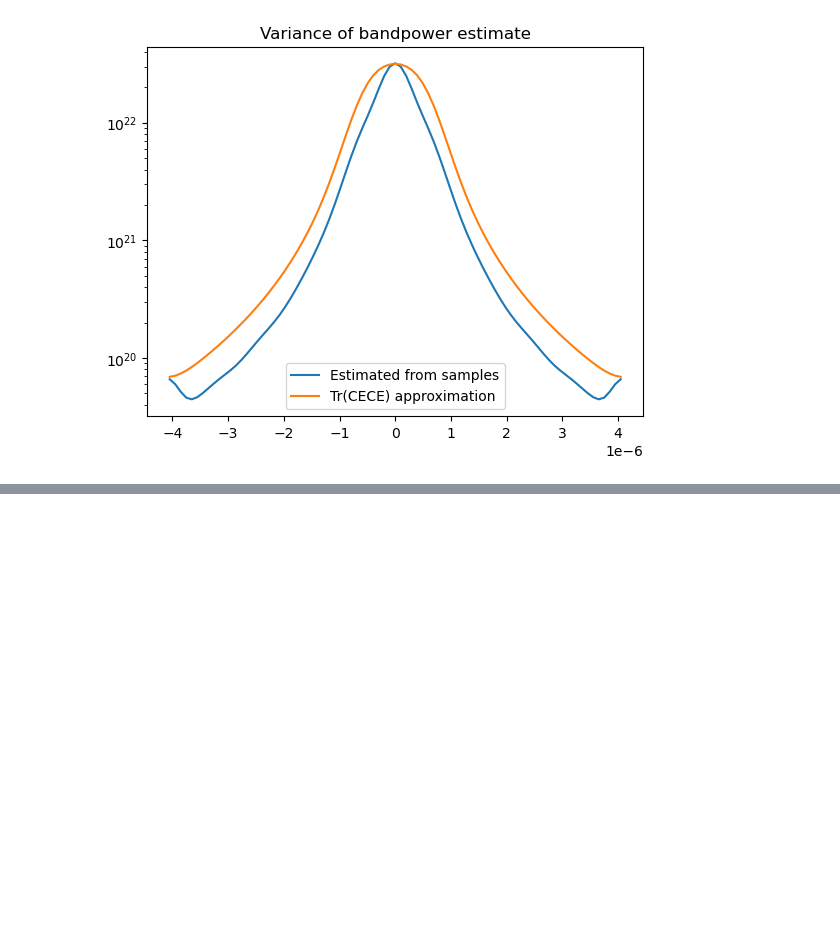
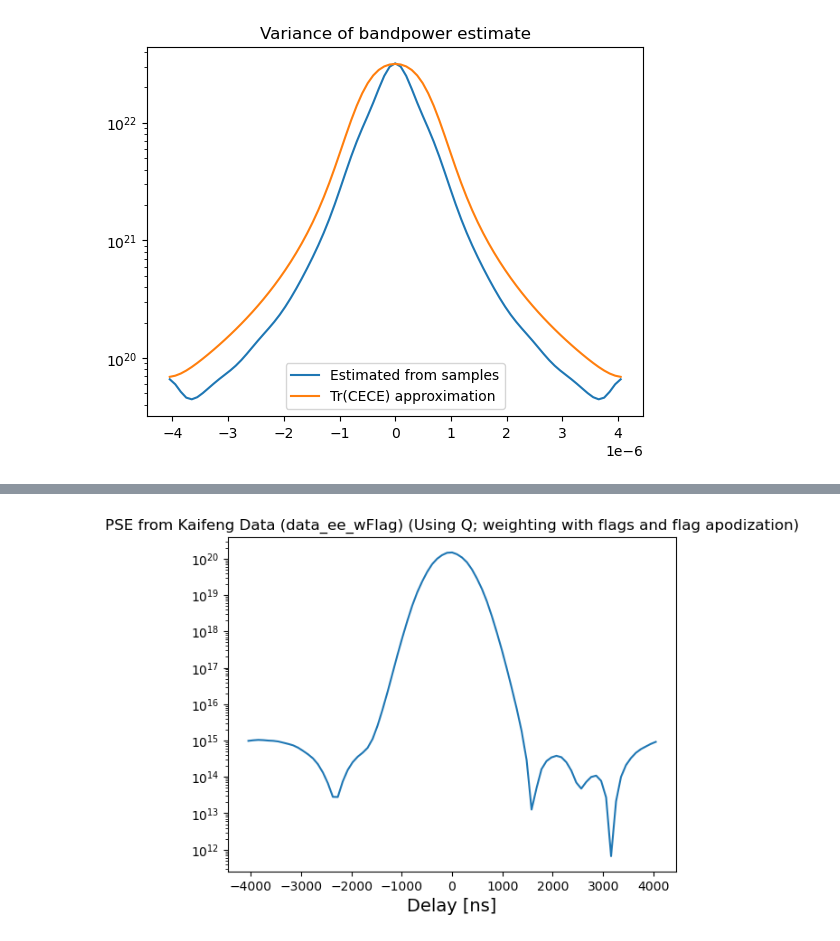
Before and after one commit to zzhang0123/weighted_QPSE, a Jupyter notebook: test_nonuniform_weighting.ipynb, the cells around one changed output, grey strips where cells are left out. Cells and saved outputs as stored; diff of their text form; code cells hidden in the pictures; blank space fills up the shorter version.

```diff
--- a/test_nonuniform_weighting.ipynb
+++ b/test_nonuniform_weighting.ipynb
@@ -735,0 +796,11 @@ plt.legend()
+# %%
+wind_coeffs, bias, norms, p_hat = obj.p_hat(data_ee_wFlag, data_ee_wFlag, flag, flag, quad_form="Q")
+
+delays_shifted = np.fft.fftshift(delays)
+
+plt.plot(delays_shifted*1e9, p_hat.real, label='Estimated Power Spectrum')
+plt.title("PSE from Kaifeng Data (data_ee_wFlag) (Using Q; weighting with flags and flag apodization)")
+plt.xlabel("Delay [ns]", fontsize=14)
+plt.yscale('log')
+# %% [output]
+[figure, added]
```
Also changed, not shown: parts of 5 cells of this notebook.
